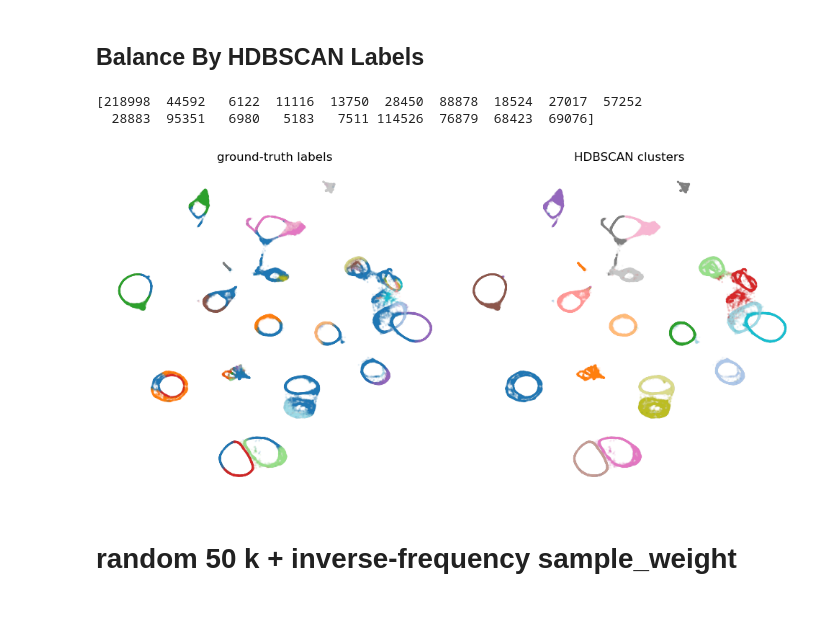
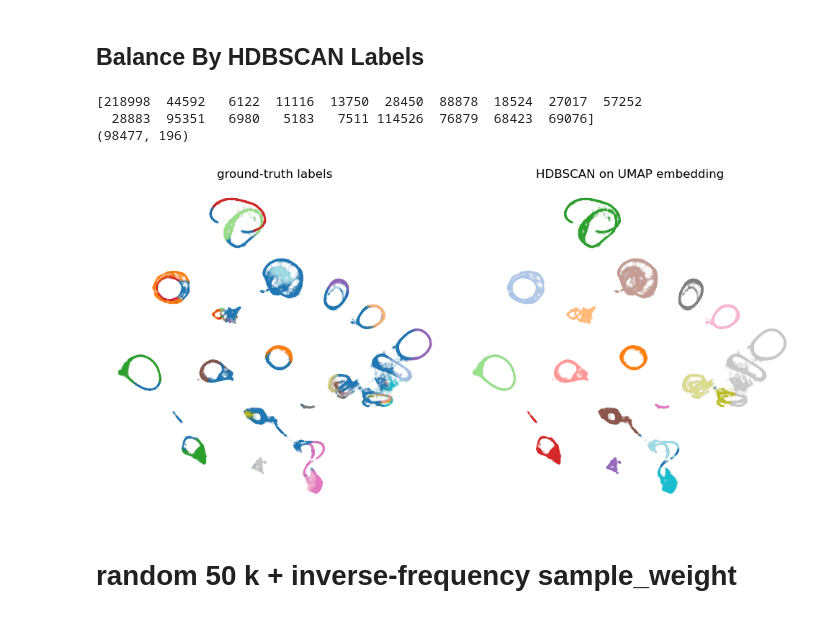
Before and after one commit to georgevenven/tweety_bert, a Jupyter notebook: umap_exploration.ipynb, the cells around one changed output. Saved outputs shown, nothing was run; the diff lists cells and outputs as text; code cells hidden in the pictures.

Commit message:
update to umap psuedolabels

```diff
--- a/umap_exploration.ipynb
+++ b/umap_exploration.ipynb
@@ -76,11 +109,9 @@ plt.scatter(embedding[:, 0], embedding[:, 1], c=hdbscan_labels, cmap="tab20", al
 import numpy as np
 import umap
 import matplotlib.pyplot as plt
-from sklearn.manifold import trustworthiness
-from sklearn.metrics import silhouette_score
 
 # ── load ----------------------------------------------------------------------
-f              = np.load("files/llb16_raw_false.npz")
+f              = np.load("/Users/georgev/Downloads/llb16_raw_false.npz")
 X              = f["predictions"]          # (N, D)
 y_true         = f["ground_truth_labels"]
 hdb_labels     = f["hdbscan_labels"]       # from your first pass
@@ -105,38 +136,46 @@ core_idx       = core_idx[perm]
 
 # ── slice *everything* with the same indices ----------------------------------
 X_core         = X[core_idx]
 y_core         = y_true[core_idx]
 hdb_core       = hdb_labels[core_idx]
 
 # ── keep only the first 50 000 if desired -------------------------------------
 X_core   = X_core[:100_000]
 y_core   = y_core[:100_000]
 hdb_core = hdb_core[:100_000]
 
+print(X_core.shape)
+
 # ── fit UMAP on the balanced core ---------------------------------------------
 x = umap.UMAP(
-        n_neighbors=200,
+        n_neighbors=100,
         min_dist=0.1,
-        metric="cosine"
+        metric="braycurtis"
     ).fit_transform(X_core)
+
+# ── apply HDBSCAN to the new embedding ----------------------------------------
+import hdbscan
+hdbscan_new = hdbscan.HDBSCAN(min_cluster_size=500)
+hdb_labels_new = hdbscan_new.fit_predict(x)
 
 # ── viz -----------------------------------------------------------------------
 fig, ax = plt.subplots(1, 2, figsize=(10, 5))
 
 ax[0].scatter(x[:, 0], x[:, 1], c=y_core,  cmap="tab20", s=1, alpha=0.08)
 ax[0].set_title("ground-truth labels")
 ax[0].axis("off")
 
-ax[1].scatter(x[:, 0], x[:, 1], c=hdb_core, cmap="tab20", s=1, alpha=0.08)
-ax[1].set_title("HDBSCAN clusters")
+ax[1].scatter(x[:, 0], x[:, 1], c=hdb_labels_new, cmap="tab20", s=1, alpha=0.08)
+ax[1].set_title("HDBSCAN on UMAP embedding")
 ax[1].axis("off")
 
 plt.tight_layout()
 plt.show()
 # %% [output]
 [218998  44592   6122  11116  13750  28450  88878  18524  27017  57252
   28883  95351   6980   5183   7511 114526  76879  68423  69076]
+(98477, 196)
-[figure, old version]
+[figure, new version]
 # %% [markdown]
 # random 50 k + inverse-frequency sample_weight
 # %%
```
Also changed, not shown: parts of 5 cells of this notebook.
